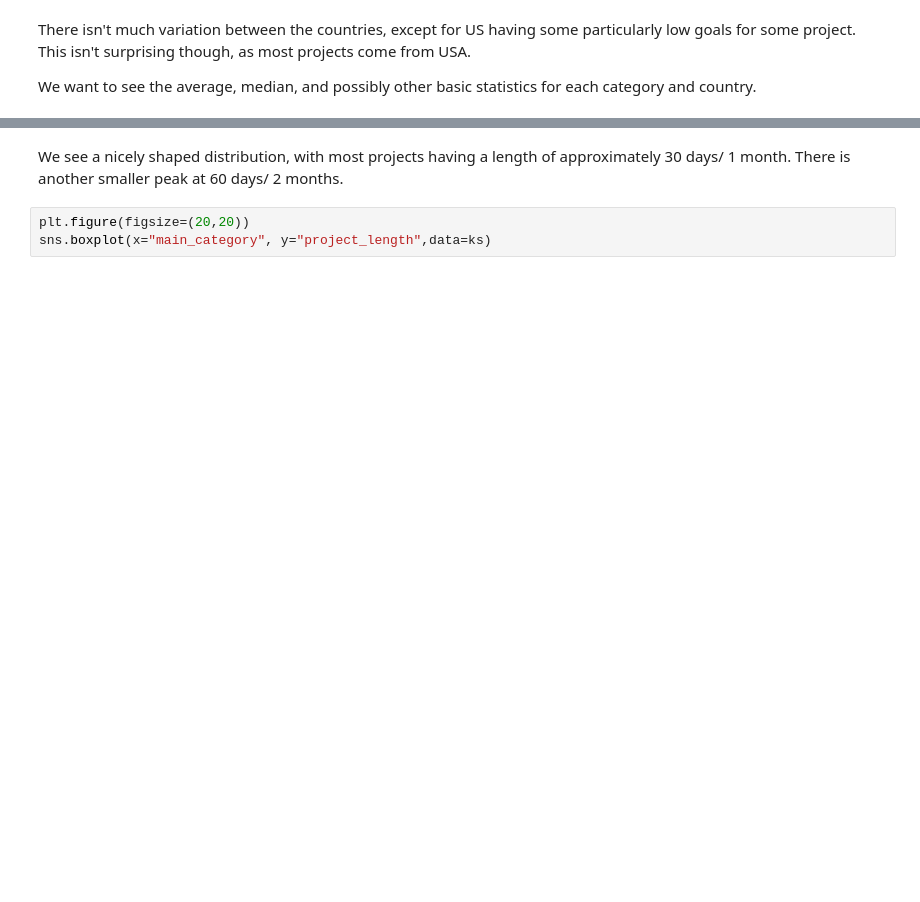
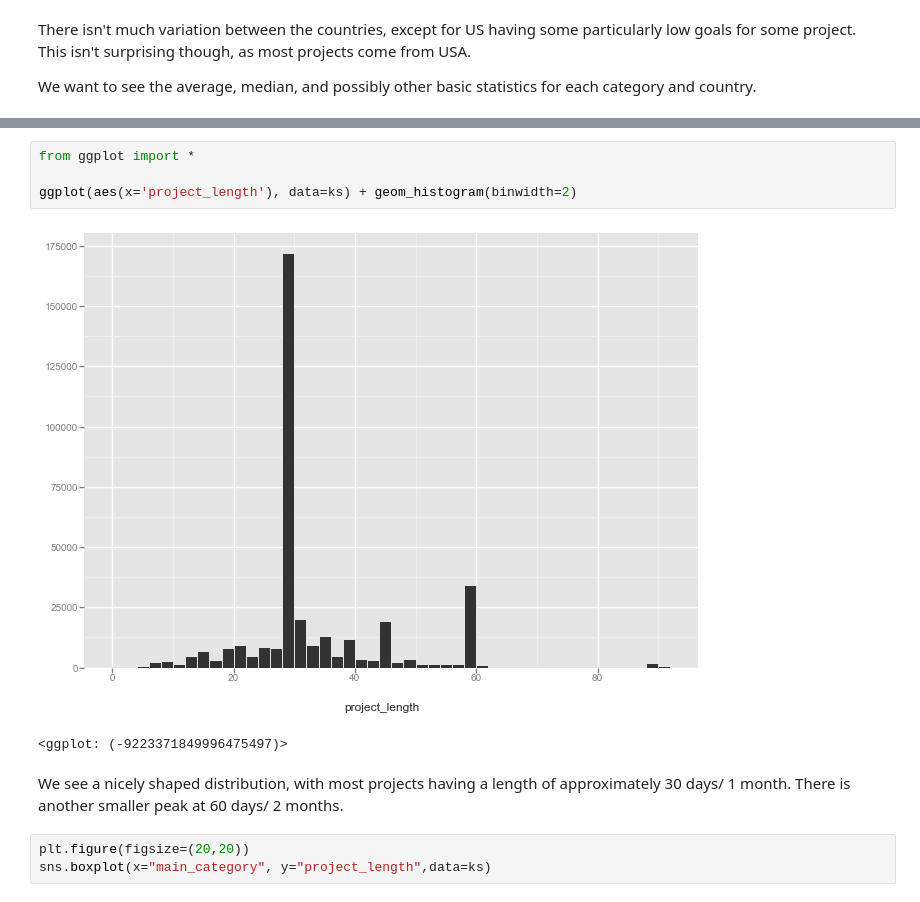
Before and after one commit to vmai1/dataExplorationProject, a Jupyter notebook: Python Code.ipynb, the cells around one changed output, grey strips where cells are left out. Saved outputs shown, nothing was run; the diff lists cells and outputs as text; blank space fills up the shorter version.

```diff
--- a/Python Code.ipynb
+++ b/Python Code.ipynb
@@ -244,3 +488,10 @@ sns.distplot(ks.project_length, bins=25, kde = False, hist_kws=dict(edgecolor="b
+# %%
+from ggplot import *
+
+ggplot(aes(x='project_length'), data=ks) + geom_histogram(binwidth=2)
+# %% [output]
+[figure, added]
+<ggplot: (-9223371849996475497)>
 # %% [markdown]
 We see a nicely shaped distribution, with most projects having a length of approximately 30 days/ 1 month. There is another smaller peak at 60 days/ 2 months.
 # %%
```
Also changed, not shown: parts of 49 cells of this notebook.
